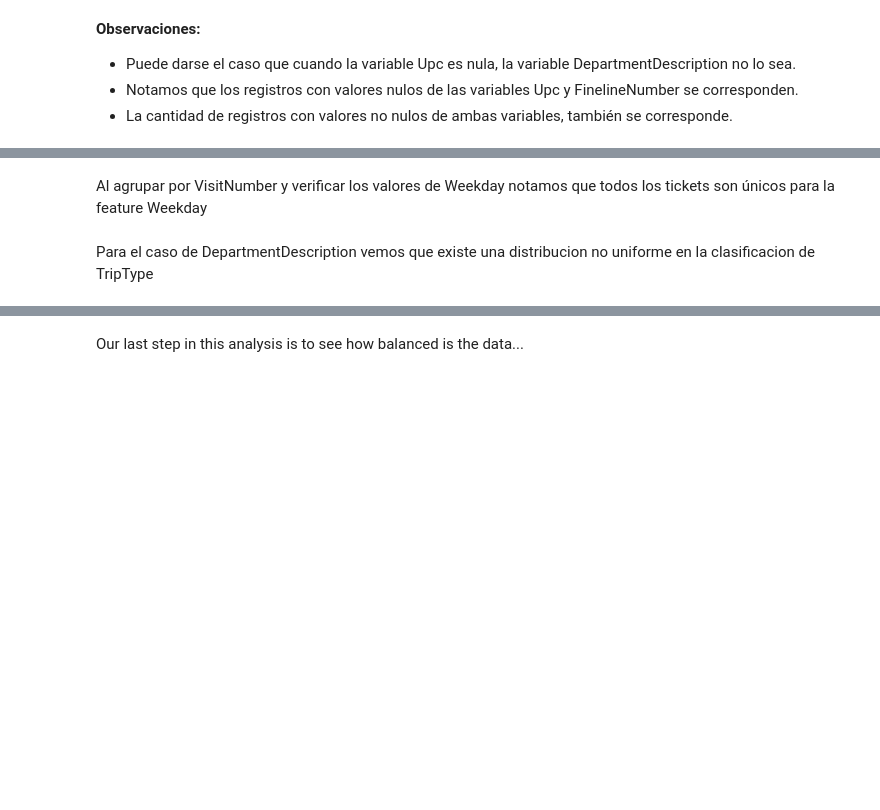
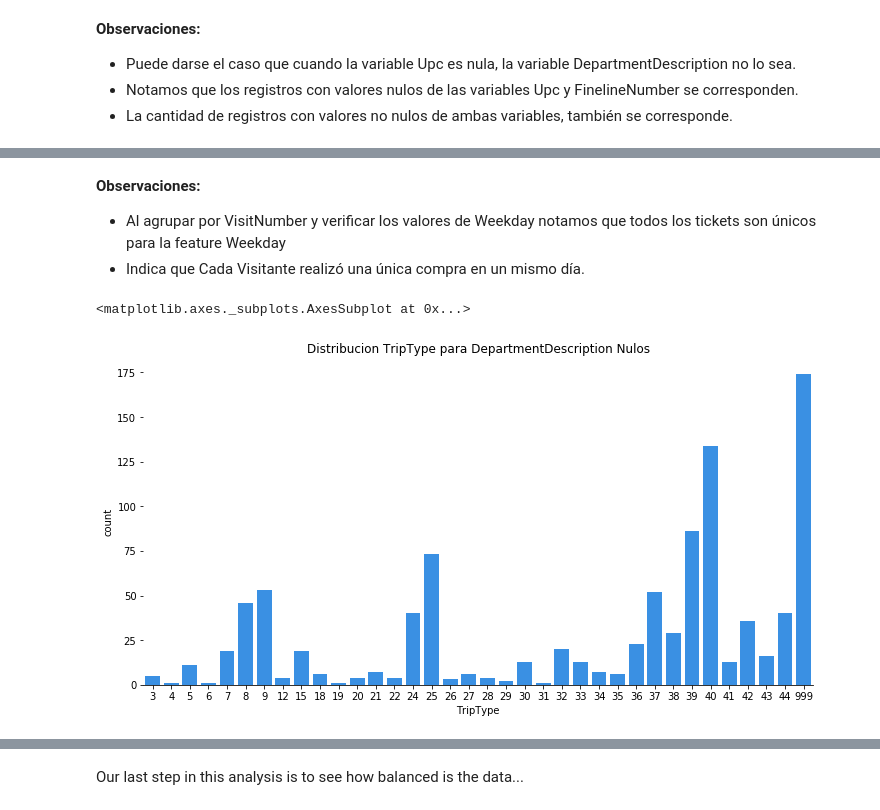
Before and after one commit to Verobornancini/AprendizajeSupervisado, a Jupyter notebook: practico/src/baseline.ipynb, the cells around one changed output, grey strips where cells are left out. Drawn from its saved outputs; the diff is of its cells as text; code cells hidden in the pictures; blank space fills up the shorter version.

```diff
--- a/practico/src/baseline.ipynb
+++ b/practico/src/baseline.ipynb
@@ -308,17 +348,19 @@ print(df_group['Weekday'].unique())
 # %% [markdown]
-Al agrupar por VisitNumber y verificar los valores de Weekday notamos que todos los tickets son únicos para la feature Weekday
+**Observaciones:**
+* Al agrupar por VisitNumber y verificar los valores de Weekday notamos que todos los tickets son únicos para la feature Weekday
+* Indica que Cada Visitante realizó una única compra en un mismo día.
 # %%
-df_ddNaN = original_df[original_df.DepartmentDescription.isna()]
+# 6) Guardamos en df_ddNaN, los regstros nulos para DepartmentDescription
+df_ddNaN = original_df[original_df.DepartmentDescription.isnull()]
 
-#print(df_ddNaN['TripType'].unique())
-
-# to count the TripType values, we have to group the visits by VisitNumber
+# Para realizar el conteo de los valores de la variable TripType, debemos agrupar a los visitantes por el VisitNumber
 plt.figure (figsize=(12,6))
 plt.title('Distribucion TripType para DepartmentDescription Nulos')
 sns.despine(left=True)
 sns.countplot(data=df_ddNaN, x='TripType', color='dodgerblue')
+# %% [output]
+<matplotlib.axes._subplots.AxesSubplot at 0x...>
+[figure, added]
-# %% [markdown]
-Para el caso de DepartmentDescription vemos que existe una distribucion no uniforme en la clasificacion de TripType
 # %%
 df_group = original_df.groupby(by='VisitNumber', as_index=False).agg({'TripType': pd.Series.nunique})
 
```
Also changed, not shown: parts of 53 cells of this notebook.
